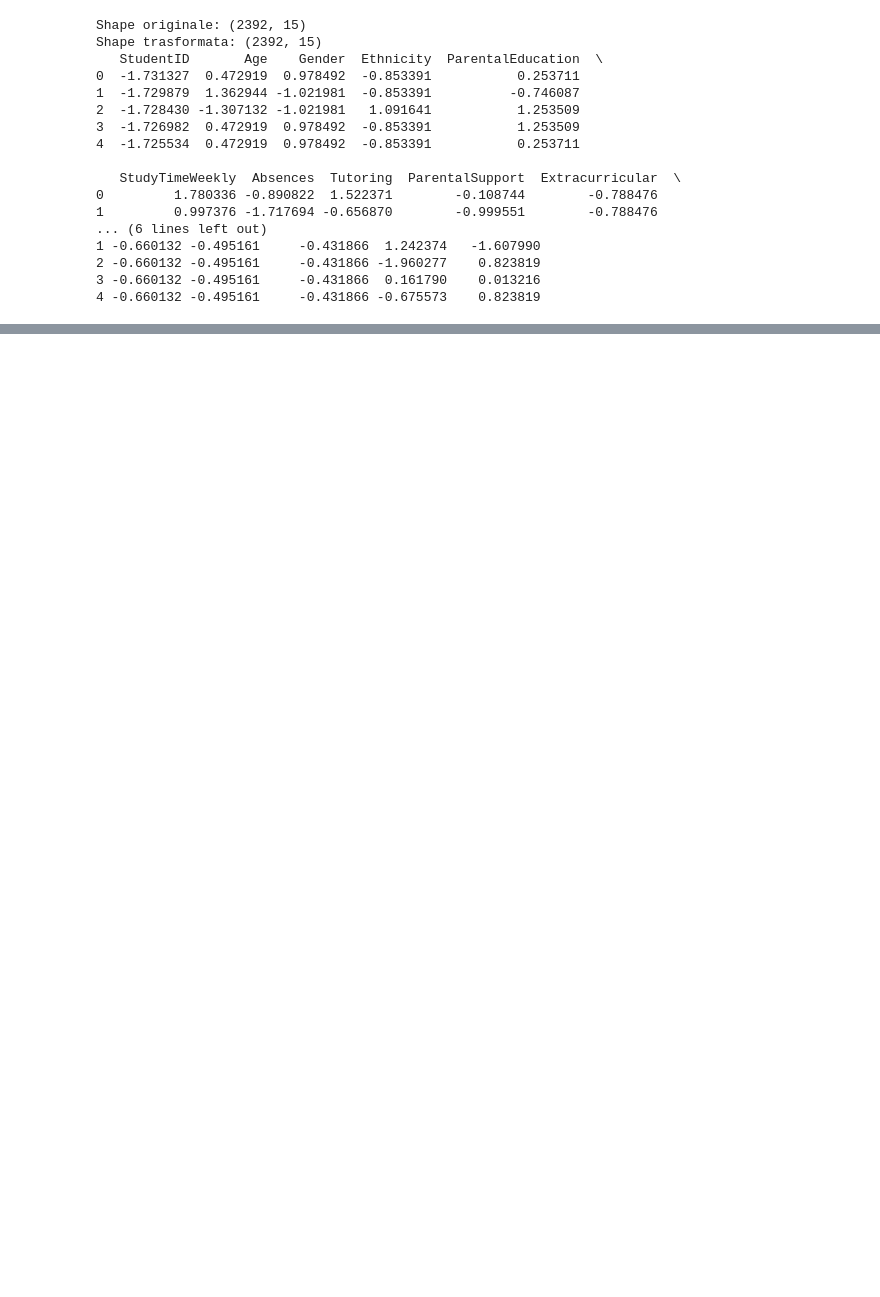
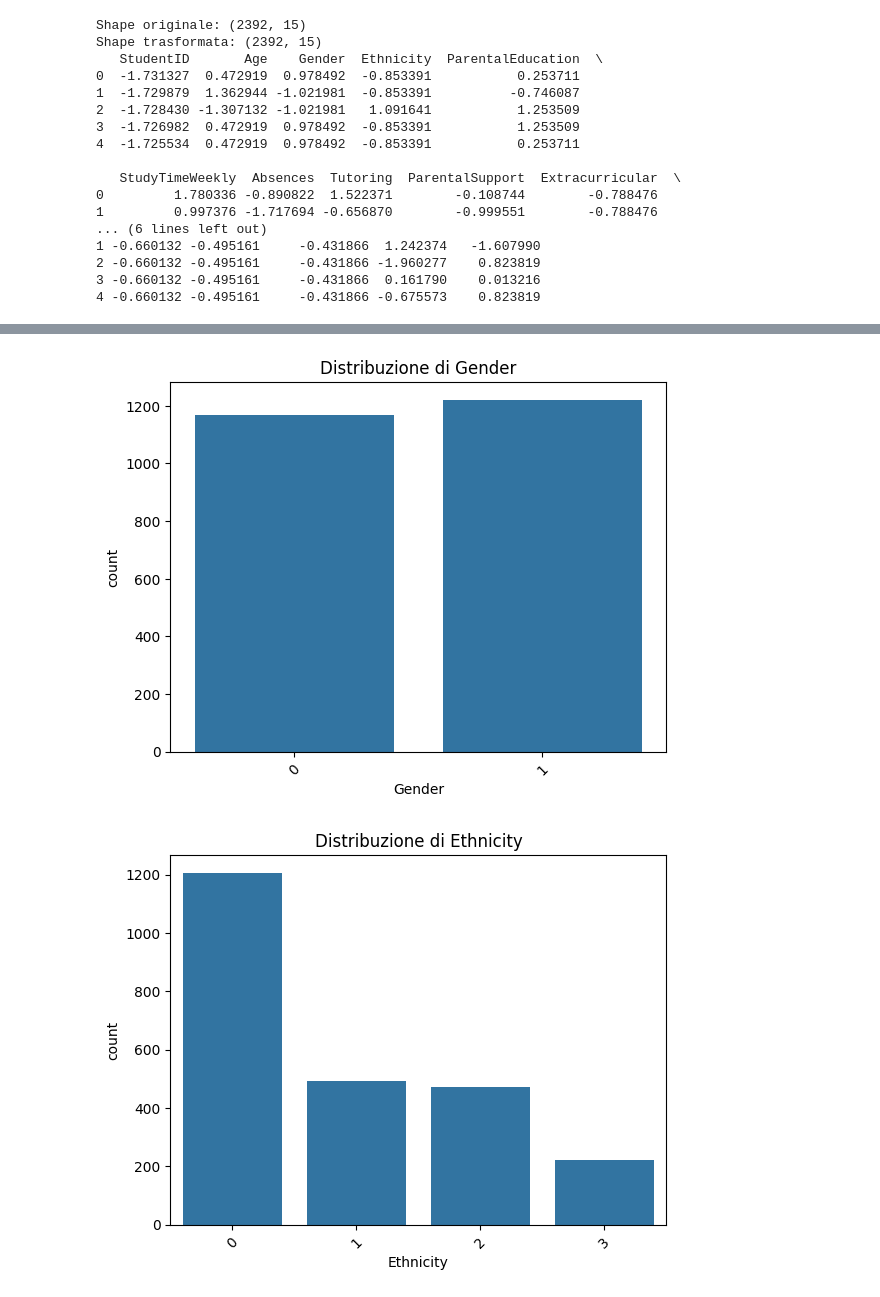
Before and after one commit to annasetzu/ProgettoDiGruppo21Agosto, a Jupyter notebook: main.ipynb, the cells around one changed output, grey strips where cells are left out. Drawn from its saved outputs; the diff is of its cells as text; code cells hidden in the pictures; blank space fills up the shorter version.

```diff
--- a/main.ipynb
+++ b/main.ipynb
@@ -96,0 +147,16 @@ Shape trasformata: (2392, 15)
+# %%
+def plot_frequency(df):
+    cat_cols = ["Gender", "Ethnicity", "ParentalEducation", "Tutoring",
+                "ParentalSupport", "Extracurricular", "Sports", "Music", "Volunteering"]
+
+    for col in cat_cols:
+        plt.figure()
+        sns.countplot(x=df[col])
+        plt.title(f"Distribuzione di {col}")
+        plt.xticks(rotation=45)
+        plt.show()
+
+plot_frequency(df)
+# %% [output]
+[figure, added]
+[figure, added]
```
Also changed, not shown: parts of 18 cells of this notebook, 1 other file.
